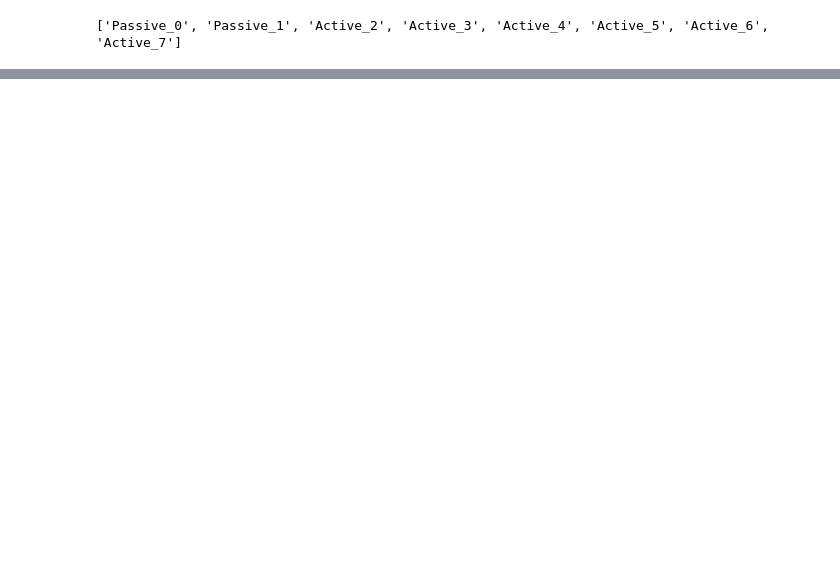
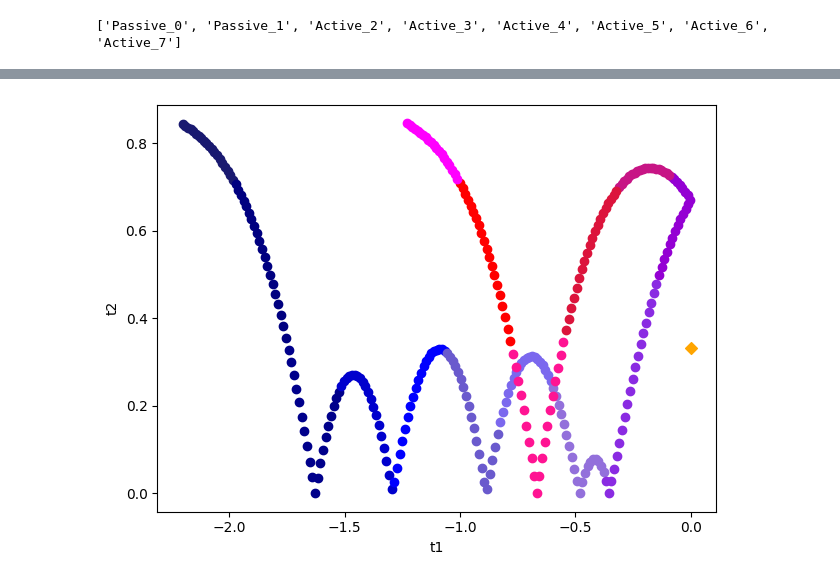
Before and after one commit to Dene-O/MSc_Project, a Jupyter notebook: MSc_project/Project_4/UR_nD_N_Features.ipynb, the cells around one changed output, grey strips where cells are left out. Cells and saved outputs as stored; diff of their text form; code cells hidden in the pictures; blank space fills up the shorter version.

```diff
--- a/MSc_project/Project_4/UR_nD_N_Features.ipynb
+++ b/MSc_project/Project_4/UR_nD_N_Features.ipynb
@@ -271,7 +434,9 @@ acq_data.plot_all()
 # %%
 #acq_data.plot_t1_t2(5)
 # %%
-#acq_data.plot_t1_t2(6)
+acq_data.plot_t1_t2(6)
+# %% [output]
+[figure, added]
 # %%
 #acq_data.plot_t1_t2(7)
 # %%
```
Also changed, not shown: parts of 37 cells of this notebook, 34 other files.
